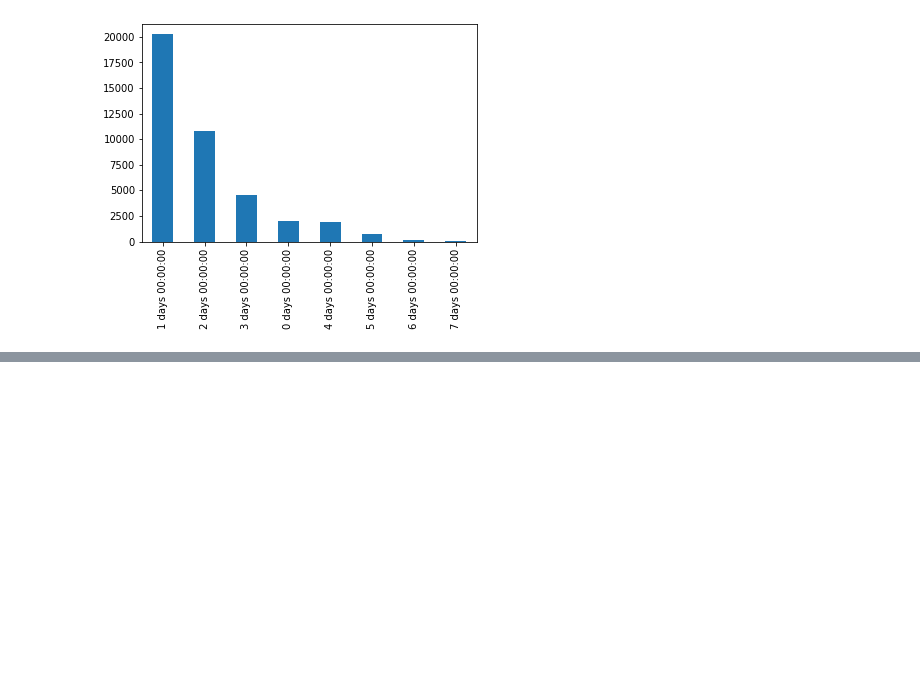
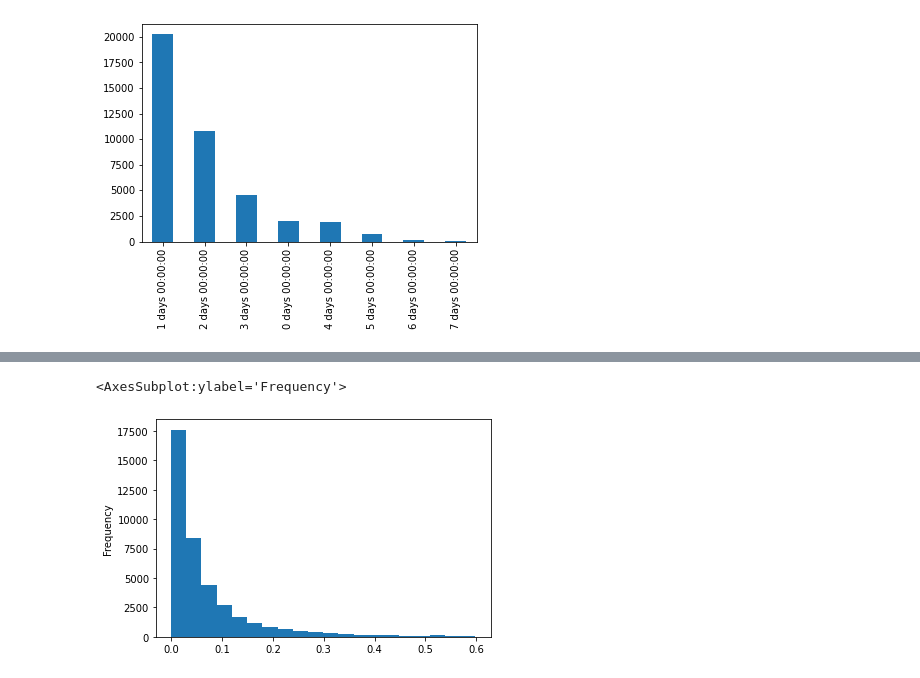
Before and after one commit to artemiroshnichenko/netology, a Jupyter notebook: 15/main.ipynb, the cells around one changed output, grey strips where cells are left out. Saved outputs shown, nothing was run; the diff lists cells and outputs as text; code cells hidden in the pictures; blank space fills up the shorter version.

```diff
--- a/15/main.ipynb
+++ b/15/main.ipynb
@@ -30,0 +50,6 @@ days_to[days_to > 50].plot(kind='bar')
+# %%
+dis = raw[(raw.likes > 0)].apply(li, args=('dislikes', 'likes'), axis=1)
+dis[dis < 0.6].plot(kind='hist', bins=20)
+# %% [output]
+<AxesSubplot:ylabel='Frequency'>
+[figure, added]
```
Also changed, not shown: parts of 6 cells of this notebook.
